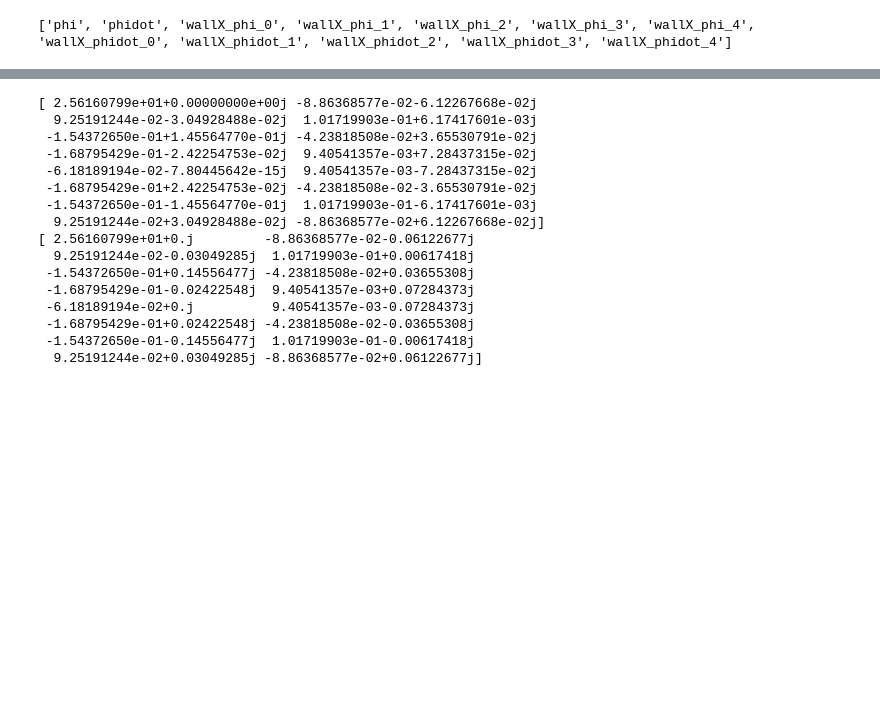
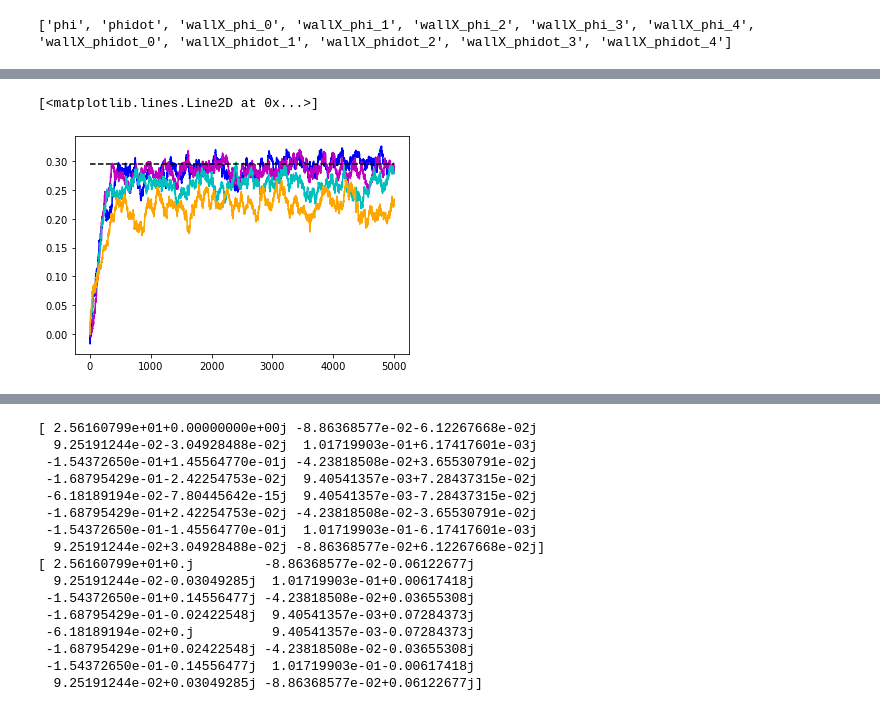
Before and after one commit to jannisgebbo/langevinA, a Jupyter notebook: ModelA-Beuler/measurementsDev.ipynb, the cells around one changed output, grey strips where cells are left out. Saved outputs shown, nothing was run; the diff lists cells and outputs as text; code cells hidden in the pictures; blank space fills up the shorter version.

```diff
--- a/ModelA-Beuler/measurementsDev.ipynb
+++ b/ModelA-Beuler/measurementsDev.ipynb
@@ -28,0 +58,13 @@ plt.plot(x[:,0],x[:,1])
+# %%
+plt.plot(r1["phi"][0:-1:10,0],'b')
+
+plt.plot(r5["phi"][0:-1:10,0],'m')
+plt.plot(r6["phi"][0:-1:10,0],'c')
+plt.plot(r7["phi"][0:-1:10,0],'orange')
+#plt.ylim([2,2.5])
+
+
+plt.plot([0,5000],[0.295,0.295],'k--')
+# %% [output]
+[<matplotlib.lines.Line2D at 0x...>]
+[figure, added]
```
Also changed, not shown: parts of 6 cells of this notebook, 4 other files.
